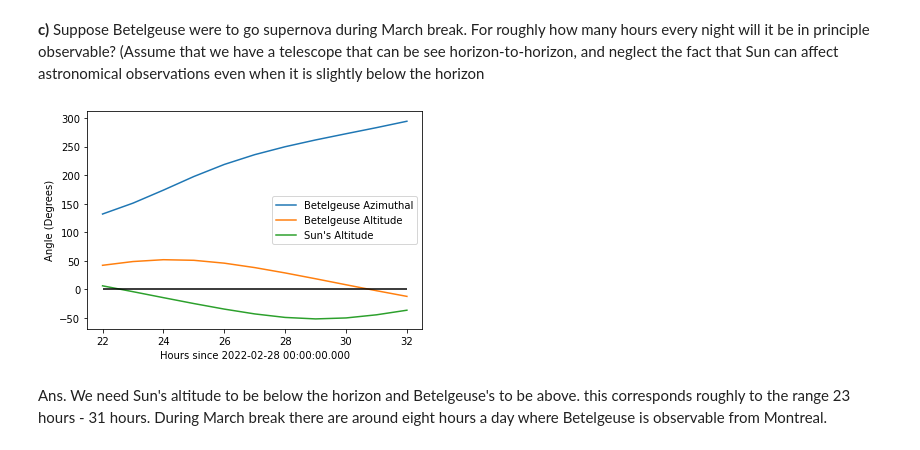
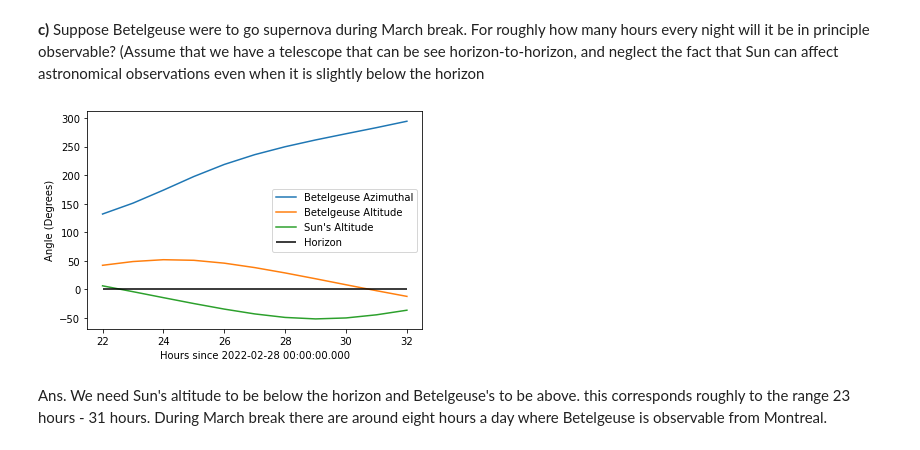
Before and after one commit to WillPugs/Phys321_midterm, a Jupyter notebook: Midterm2022.ipynb, the cells around one changed output. Cells and saved outputs as stored; diff of their text form; code cells hidden in the pictures.

```diff
--- a/Midterm2022.ipynb
+++ b/Midterm2022.ipynb
@@ -82,28 +82,28 @@ from matplotlib import pyplot as plt
 McGill = EarthLocation(lat='45d30.29m', lon='-73d34.63m')
 # %%
 #new code
-observing_time = Time('2022-02-28') #march break starts on the Monday 26 of Feb
+observing_time = Time('2022-02-28') #march break starts on the Monday 28 of Feb
 
 t = range(22, 33)
 times = [observing_time + i*u.hour for i in t] #look at Betelgeuse every hour
 frames = [AltAz(location=McGill, obstime=time) for time in times] #new reference frame every hour
 
 star_pos = [betelgeuse_center.transform_to(ref) for ref in frames]
 Suns = [get_sun(time).transform_to(AltAz(location=McGill, obstime=time)) for time in times] #use times not frames for get_sun argument
 
 plt.figure()
 plt.plot([i for i in t], [y.az.deg for y in star_pos], label="Betelgeuse Azimuthal")
 plt.plot([i for i in t], [y.alt.deg for y in star_pos], label="Betelgeuse Altitude")
 plt.plot([i for i in t], [s.alt.deg for s in Suns], label="Sun's Altitude")
 
-plt.hlines(0, min(t), max(t), 'k')
+plt.hlines(0, min(t), max(t), 'k', label='Horizon')
 
 plt.legend()
 plt.xlabel(f"Hours since {observing_time}")
 plt.ylabel("Angle (Degrees)")
 plt.show()
 # %% [output]
-[figure, old version]
+[figure, new version]
 # %% [markdown]
 Ans. We need Sun's altitude to be below the horizon and Betelgeuse's to be above. this corresponds roughly to the range 23 hours - 31 hours. During March break there are around eight hours a day where Betelgeuse is observable from Montreal.
 # %% [markdown]
```
Also changed, not shown: parts of 7 cells of this notebook.
